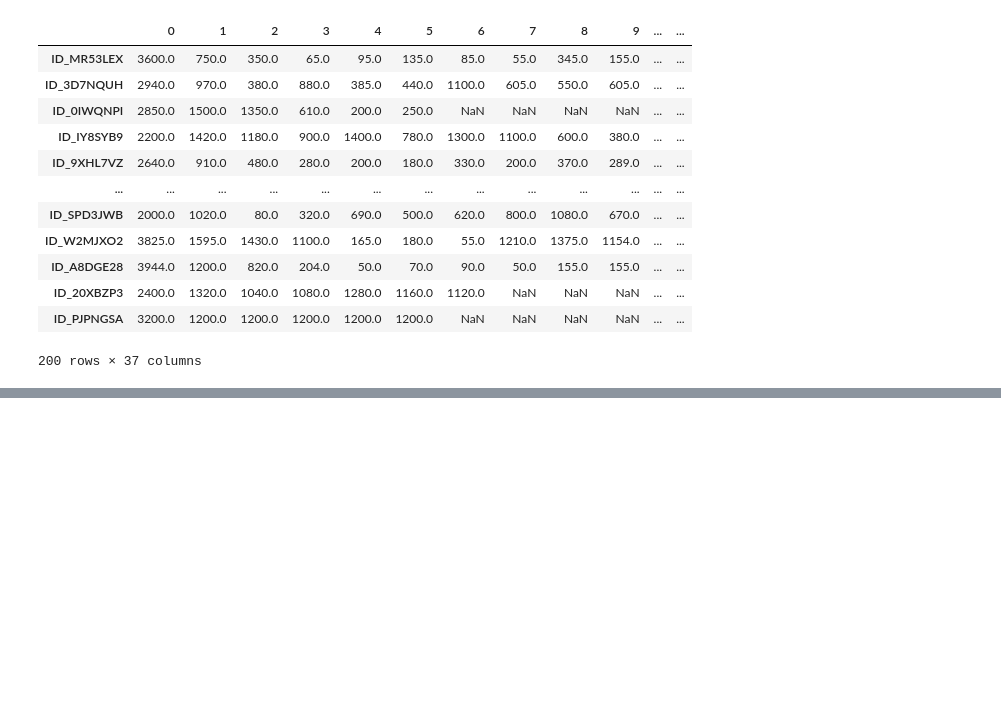
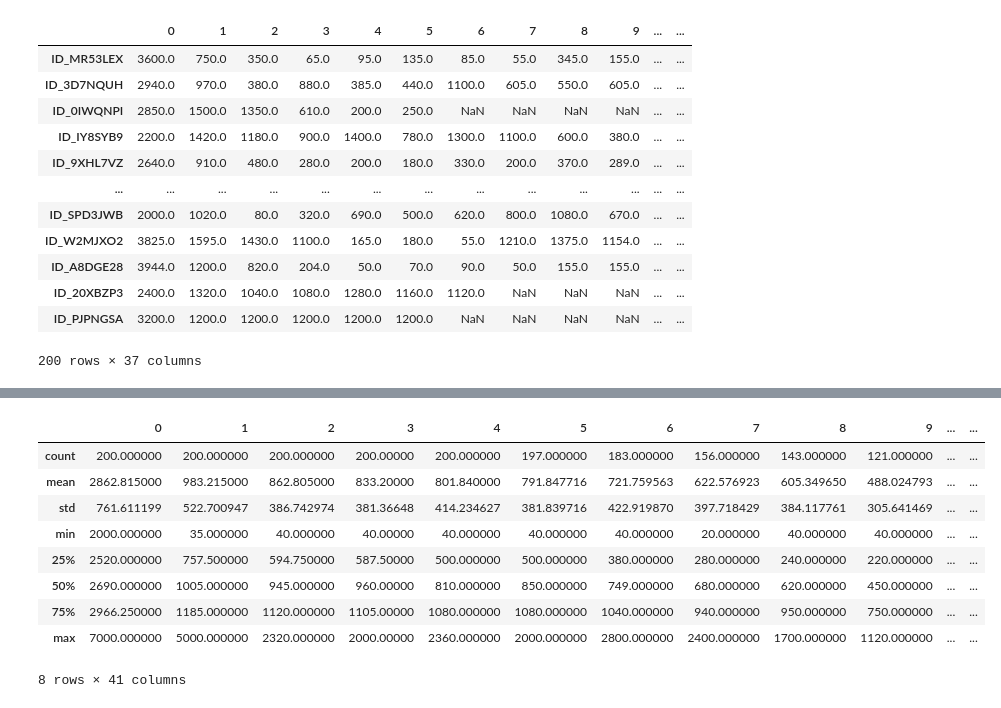
Before and after one commit to devanshi10/SFC_PayGo, a Jupyter notebook: Project/Main_file.ipynb, the cells around one changed output, grey strips where cells are left out. Drawn from its saved outputs; the diff is of its cells as text; code cells hidden in the pictures; blank space fills up the shorter version.

```diff
--- a/Project/Main_file.ipynb
+++ b/Project/Main_file.ipynb
@@ -213,0 +294,13 @@ dataframeTranDates
+# %%
+dataframePaymentAmounTest.describe()
+# %% [output]
+|  | 0 | 1 | 2 | 3 | 4 | 5 | 6 | 7 | 8 | 9 | ... | ... |
+| count | 200.000000 | 200.000000 | 200.000000 | 200.00000 | 200.000000 | 197.000000 | 183.000000 | 156.000000 | 143.000000 | 121.000000 | ... | ... |
+| mean | 2862.815000 | 983.215000 | 862.805000 | 833.20000 | 801.840000 | 791.847716 | 721.759563 | 622.576923 | 605.349650 | 488.024793 | ... | ... |
+| std | 761.611199 | 522.700947 | 386.742974 | 381.36648 | 414.234627 | 381.839716 | 422.919870 | 397.718429 | 384.117761 | 305.641469 | ... | ... |
+| min | 2000.000000 | 35.000000 | 40.000000 | 40.00000 | 40.000000 | 40.000000 | 40.000000 | 20.000000 | 40.000000 | 40.000000 | ... | ... |
+| 25% | 2520.000000 | 757.500000 | 594.750000 | 587.50000 | 500.000000 | 500.000000 | 380.000000 | 280.000000 | 240.000000 | 220.000000 | ... | ... |
+| 50% | 2690.000000 | 1005.000000 | 945.000000 | 960.00000 | 810.000000 | 850.000000 | 749.000000 | 680.000000 | 620.000000 | 450.000000 | ... | ... |
+| 75% | 2966.250000 | 1185.000000 | 1120.000000 | 1105.00000 | 1080.000000 | 1080.000000 | 1040.000000 | 940.000000 | 950.000000 | 750.000000 | ... | ... |
+| max | 7000.000000 | 5000.000000 | 2320.000000 | 2000.00000 | 2360.000000 | 2000.000000 | 2800.000000 | 2400.000000 | 1700.000000 | 1120.000000 | ... | ... |
+8 rows × 41 columns
```
Also changed, not shown: parts of 14 cells of this notebook.
